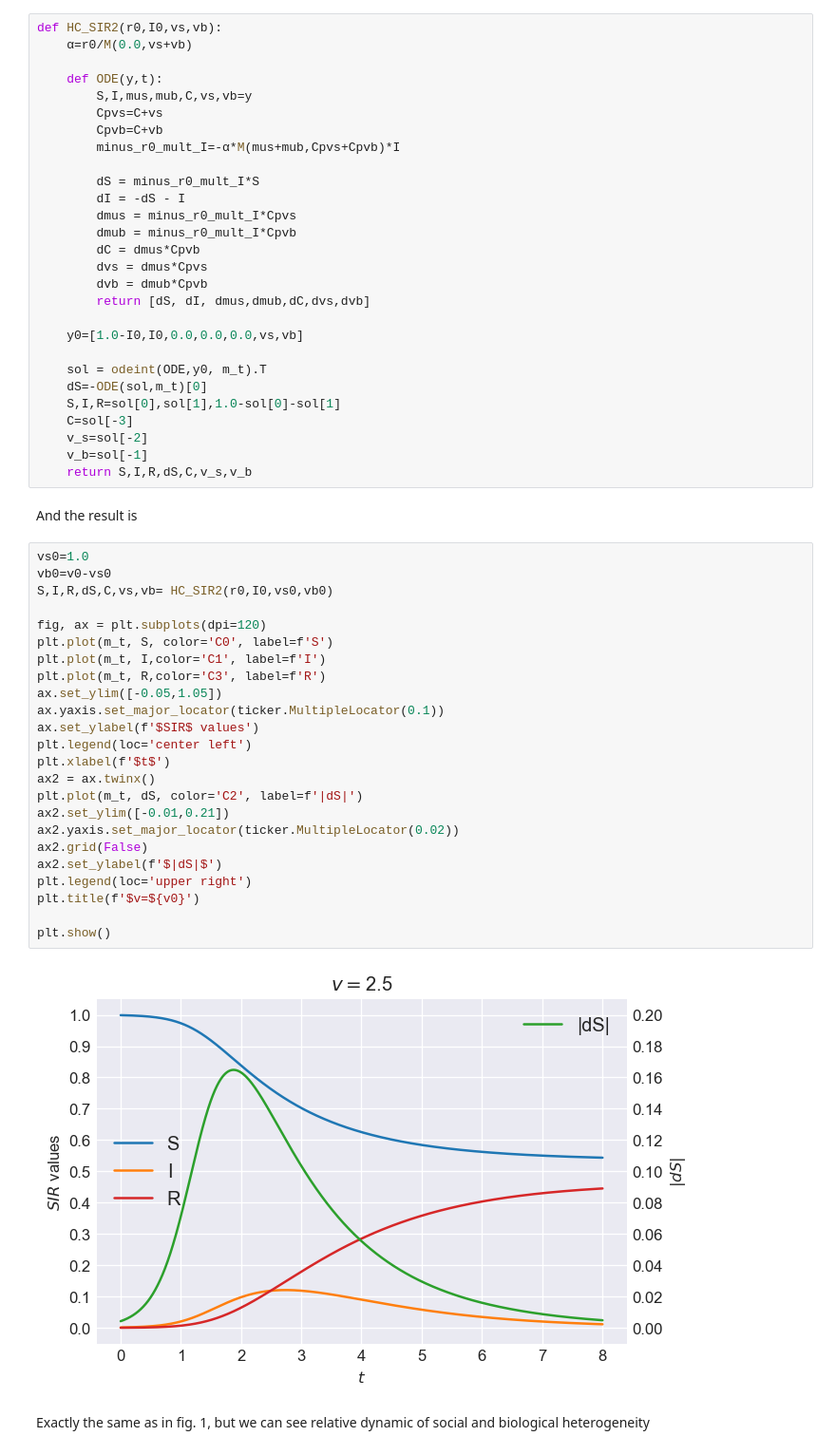
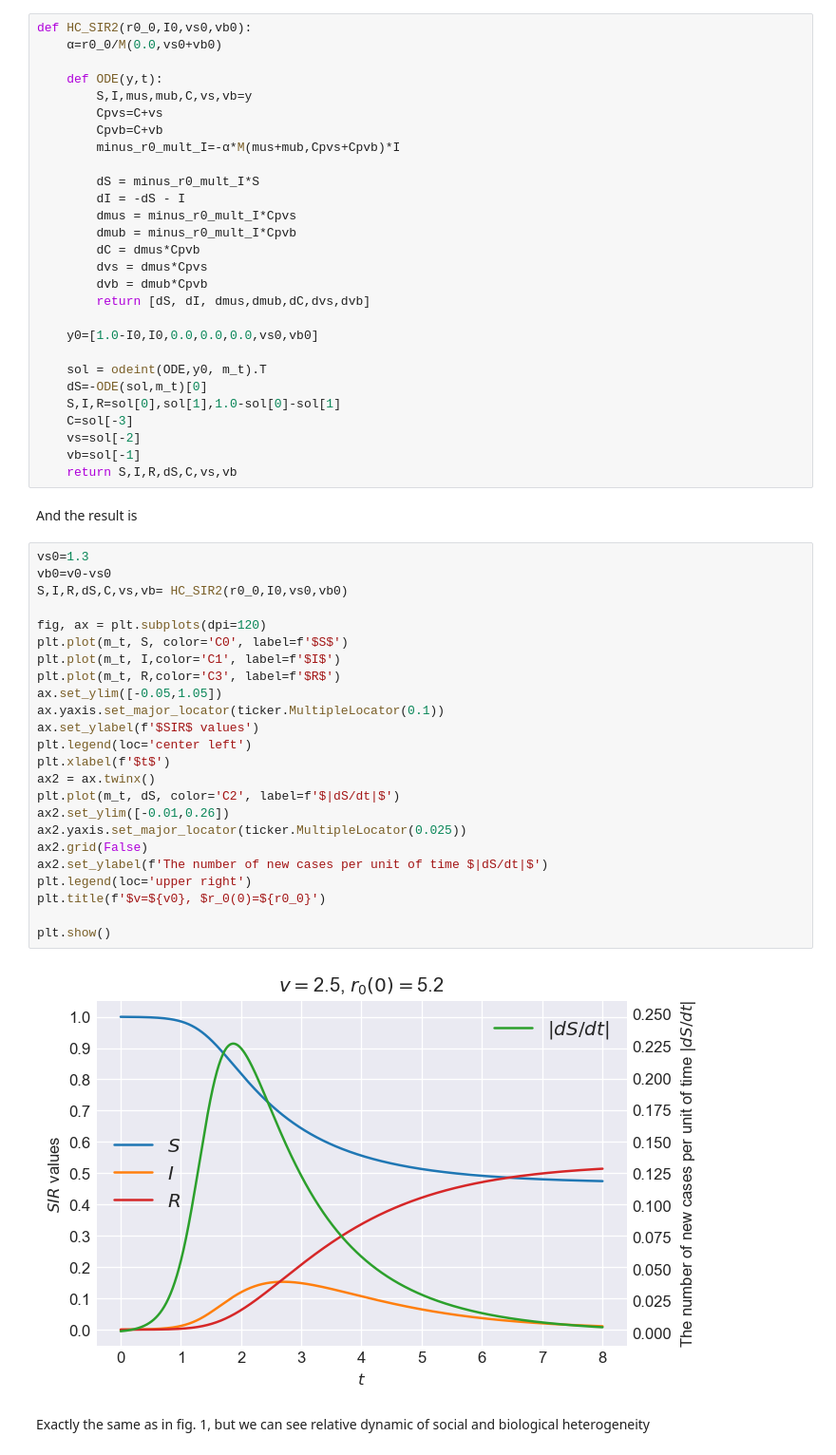
Before and after one commit to ivvaan/A-disease-spread-inhomogeneous-models, a Jupyter notebook: city_level_spread_dymamic/2_heterogeneity_in_spreading_the_disease.ipynb, the cells around one changed output. Shown at 95% size. Drawn from its saved outputs; the diff is of its cells as text.

```diff
--- a/city_level_spread_dymamic/2_heterogeneity_in_spreading_the_disease.ipynb
+++ b/city_level_spread_dymamic/2_heterogeneity_in_spreading_the_disease.ipynb
@@ -128,8 +147,8 @@ $M(\mu_s,\mu_b,C,v_s,v_b)=\exp(\mu_s+\mu_b+C+(v_s+v_b)/2)$
 
 If we denote the sum $\mu_s+\mu_b$ as $\mu$ and $2C+v_s+v_b$ as $v$ we get exactly previos  HC SIR system.
 # %%
-def HC_SIR2(r0,I0,vs,vb):
-    α=r0/M(0.0,vs+vb)
+def HC_SIR2(r0_0,I0,vs0,vb0):
+    α=r0_0/M(0.0,vs0+vb0)
 
     def ODE(y,t):
         S,I,mus,mub,C,vs,vb=y
@@ -146,43 +165,43 @@ def HC_SIR2(r0,I0,vs,vb):
         dvb = dmub*Cpvb
         return [dS, dI, dmus,dmub,dC,dvs,dvb]
 
-    y0=[1.0-I0,I0,0.0,0.0,0.0,vs,vb]
+    y0=[1.0-I0,I0,0.0,0.0,0.0,vs0,vb0]
 
     sol = odeint(ODE,y0, m_t).T
     dS=-ODE(sol,m_t)[0]
     S,I,R=sol[0],sol[1],1.0-sol[0]-sol[1]
     C=sol[-3]
-    v_s=sol[-2]
-    v_b=sol[-1]
-    return S,I,R,dS,C,v_s,v_b
+    vs=sol[-2]
+    vb=sol[-1]
+    return S,I,R,dS,C,vs,vb
 # %% [markdown]
 And the result is
 # %%
-vs0=1.0
+vs0=1.3
 vb0=v0-vs0
-S,I,R,dS,C,vs,vb= HC_SIR2(r0,I0,vs0,vb0)
+S,I,R,dS,C,vs,vb= HC_SIR2(r0_0,I0,vs0,vb0)
 
 fig, ax = plt.subplots(dpi=120)
-plt.plot(m_t, S, color='C0', label=f'S')
-plt.plot(m_t, I,color='C1', label=f'I')
-plt.plot(m_t, R,color='C3', label=f'R')
+plt.plot(m_t, S, color='C0', label=f'$S$')
+plt.plot(m_t, I,color='C1', label=f'$I$')
+plt.plot(m_t, R,color='C3', label=f'$R$')
 ax.set_ylim([-0.05,1.05])
 ax.yaxis.set_major_locator(ticker.MultipleLocator(0.1))
 ax.set_ylabel(f'$SIR$ values')
 plt.legend(loc='center left')
 plt.xlabel(f'$t$')
 ax2 = ax.twinx()
-plt.plot(m_t, dS, color='C2', label=f'|dS|')
-ax2.set_ylim([-0.01,0.21])
-ax2.yaxis.set_major_locator(ticker.MultipleLocator(0.02))
+plt.plot(m_t, dS, color='C2', label=f'$|dS/dt|$')
+ax2.set_ylim([-0.01,0.26])
+ax2.yaxis.set_major_locator(ticker.MultipleLocator(0.025))
 ax2.grid(False)
-ax2.set_ylabel(f'$|dS|$')
+ax2.set_ylabel(f'The number of new cases per unit of time $|dS/dt|$')
 plt.legend(loc='upper right')
-plt.title(f'$v=${v0}')
+plt.title(f'$v=${v0}, $r_0(0)=${r0_0}')
 
 plt.show()
 # %% [output]
-[figure, old version]
+[figure, new version]
 # %% [markdown]
 Exactly the same as in fig. 1, but we can see relative dynamic of social and biological heterogeneity
 # %%
```
Also changed, not shown: parts of 23 cells of this notebook, 1 other file.
